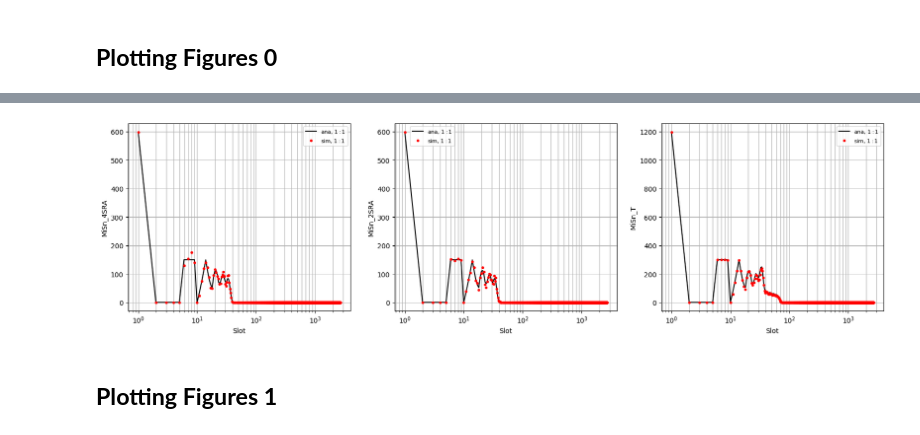
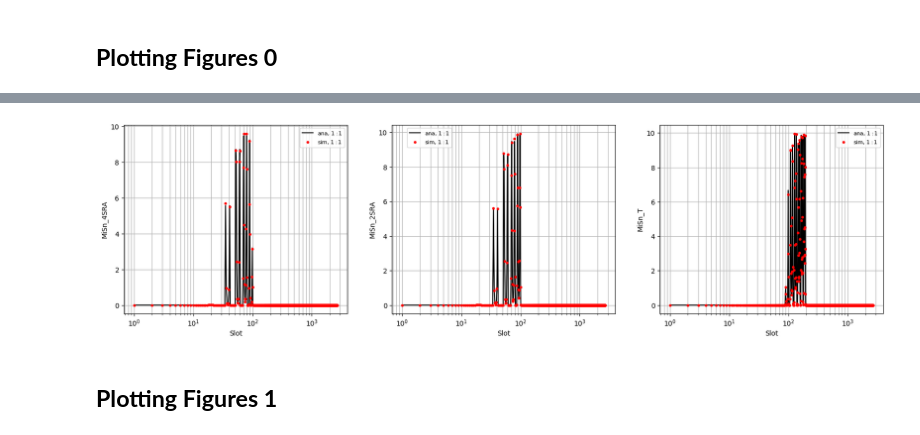
Before and after one commit to timlin0307/Thesis-Simulation, a Jupyter notebook: 2SRA and 4SRA with T_DATA in NTN/Simulation.ipynb, the cells around one changed output, grey strips where cells are left out. Cells and saved outputs as stored; diff of their text form; code cells hidden in the pictures.

```diff
--- a/2SRA and 4SRA with T_DATA in NTN/Simulation.ipynb
+++ b/2SRA and 4SRA with T_DATA in NTN/Simulation.ipynb
@@ -2139,8 +4631,8 @@ ana
 plt.subplot(131)
 # plt.plot(sim.Slot, ana.MiSn_4SRA, '-', color = 'black', label = 'sim, $1:1$')
 # plt.plot(sim.Slot, ana.MiSn_T, '-', color = 'black', label = 'Successful')
-plt.plot(sim.Slot, ana.MiFn_4SRA, '-', color = 'black', label = 'ana, $1:1$')
-plt.plot(sim.Slot, sim.MiFn_4SRA, 'o', ms = 3, color = 'red', label = 'sim, $1:1$')
+plt.plot(sim.Slot, ana.MiSn_4SRA, '-', color = 'black', label = 'ana, $1:1$')
+plt.plot(sim.Slot, sim.MiSn_4SRA, 'o', ms = 3, color = 'red', label = 'sim, $1:1$')
 plt.xscale('log')
 plt.xlabel("Slot")
 plt.ylabel("MiSn_4SRA")
@@ -2153,39 +4645,39 @@ plt.legend(markerscale=1, fontsize=8, loc='best', bbox_to_anchor=(1, 1))
 plt.subplot(132)
 # plt.plot(sim.Slot, ana.MiSn_2SRA, '-', color = 'black', label = 'sim, $1:1$')
 # plt.plot(sim.Slot, sim.MiSn_2SRA, '-', color = 'black', label = 'sim, $1:1$')
-plt.plot(sim.Slot, ana.MiFn_2SRA, '-', color = 'black', label = 'ana, $1:1$')
-plt.plot(sim.Slot, sim.MiFn_2SRA, 'o', ms = 3, color = 'red', label = 'sim, $1:1$')
+plt.plot(sim.Slot, ana.MiSn_2SRA, '-', color = 'black', label = 'ana, $1:1$')
+plt.plot(sim.Slot, sim.MiSn_2SRA, 'o', ms = 3, color = 'red', label = 'sim, $1:1$')
 # plt.ticklabel_format(axis='both', style='sci', scilimits=(0, 0))
 plt.xscale('log')
 plt.xlabel("Slot")
 plt.ylabel("MiSn_2SRA")
 # plt.title("(b) $M_T$ versus $\overline{D_{a}}$")
 plt.grid(True, which="both")
 
 plt.legend(markerscale=1, fontsize=8, loc='best', bbox_to_anchor=(0.28, 1))
 
 plt.subplot(133)
 # plt.plot(sim.Slot, ana.MiSn_FB, '-', color = 'black', label = 'sim, $1:1$')
 # plt.plot(sim.Slot, sim.MiSn_FB, '-', color = 'black', label = 'sim, $1:1$')
 # plt.plot(sim.Slot, ana.Mi_FB, '-', color = 'black', label = 'ana, $1:1$')
 # plt.plot(sim.Slot, sim.Mi_FB, 'o', ms = 3, color = 'red', label = 'sim, $1:1$')
-plt.plot(sim.Slot, ana.MiFn_T, '-', color = 'black', label = 'ana, $1:1$')
-plt.plot(sim.Slot, sim.MiFn_T, 'o', ms = 3, color = 'red', label = 'sim, $1:1$')
+plt.plot(sim.Slot, ana.MiSn_FB, '-', color = 'black', label = 'ana, $1:1$')
+plt.plot(sim.Slot, sim.MiSn_FB, 'o', ms = 3, color = 'red', label = 'sim, $1:1$')
 # plt.ticklabel_format(axis='both', style='sci', scilimits=(0, 3))
 plt.xscale('log')
 plt.xlabel("Slot")
 plt.ylabel("MiSn_T")
 # plt.title("(c) $M_T$ versus $R_u$")
 plt.grid(True, which="both")
 
 # plt.suptitle("(a) $M_T$ versus $P_s$                                           (b) $M_T$ versus $\overline{D_{a}}$                                           (c) $M_T$ versus $R_u$", fontsize=18, x=0.51, y=0.0)
 
 
 plt.legend(markerscale=1, fontsize=8, loc='best')
 plt.rcParams["figure.figsize"] = (20, 5)
 plt.show()
 # %% [output]
-[figure, old version]
+[figure, new version]
 # %% [markdown]
 ## **Plotting Figures 1**
 # %%
```
Also changed, not shown: parts of 30 cells of this notebook.
